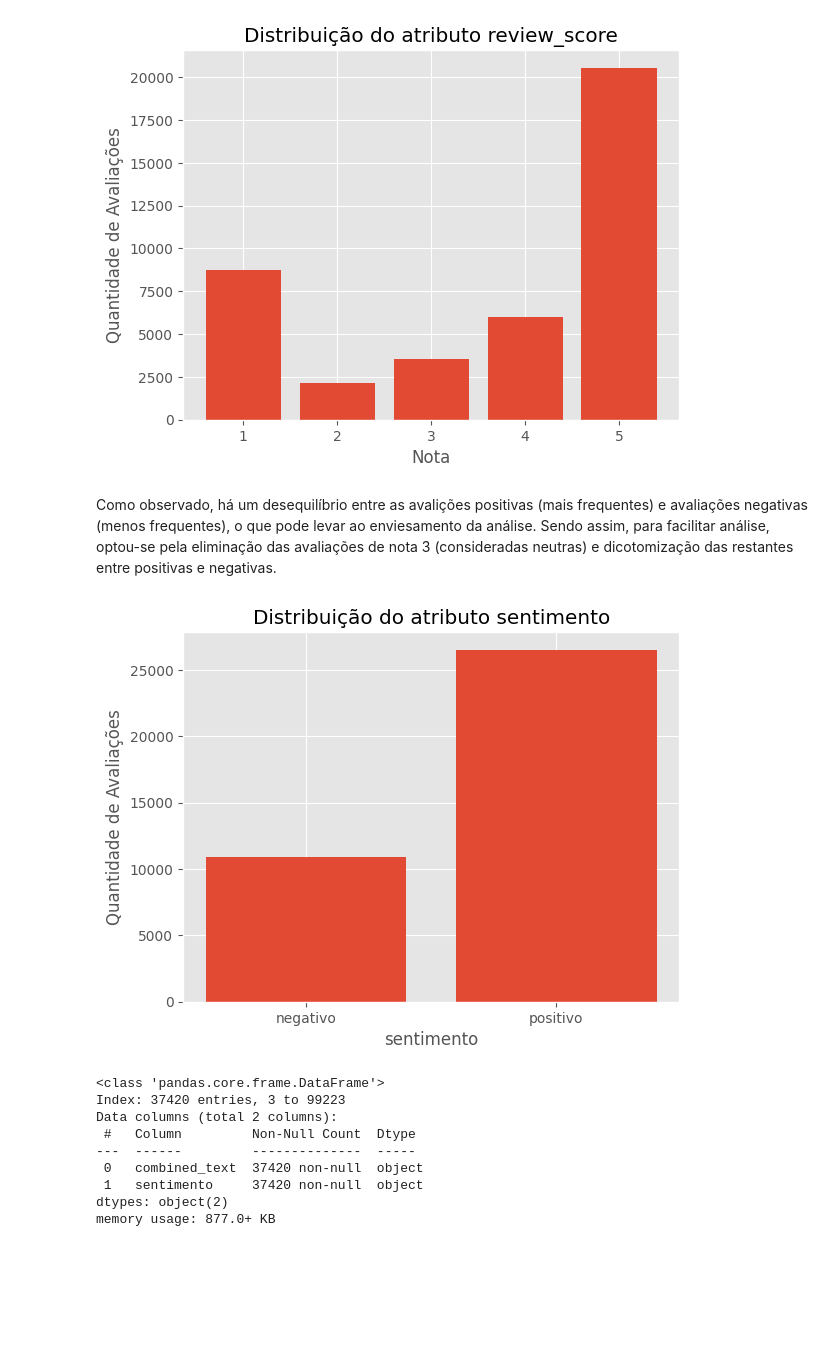
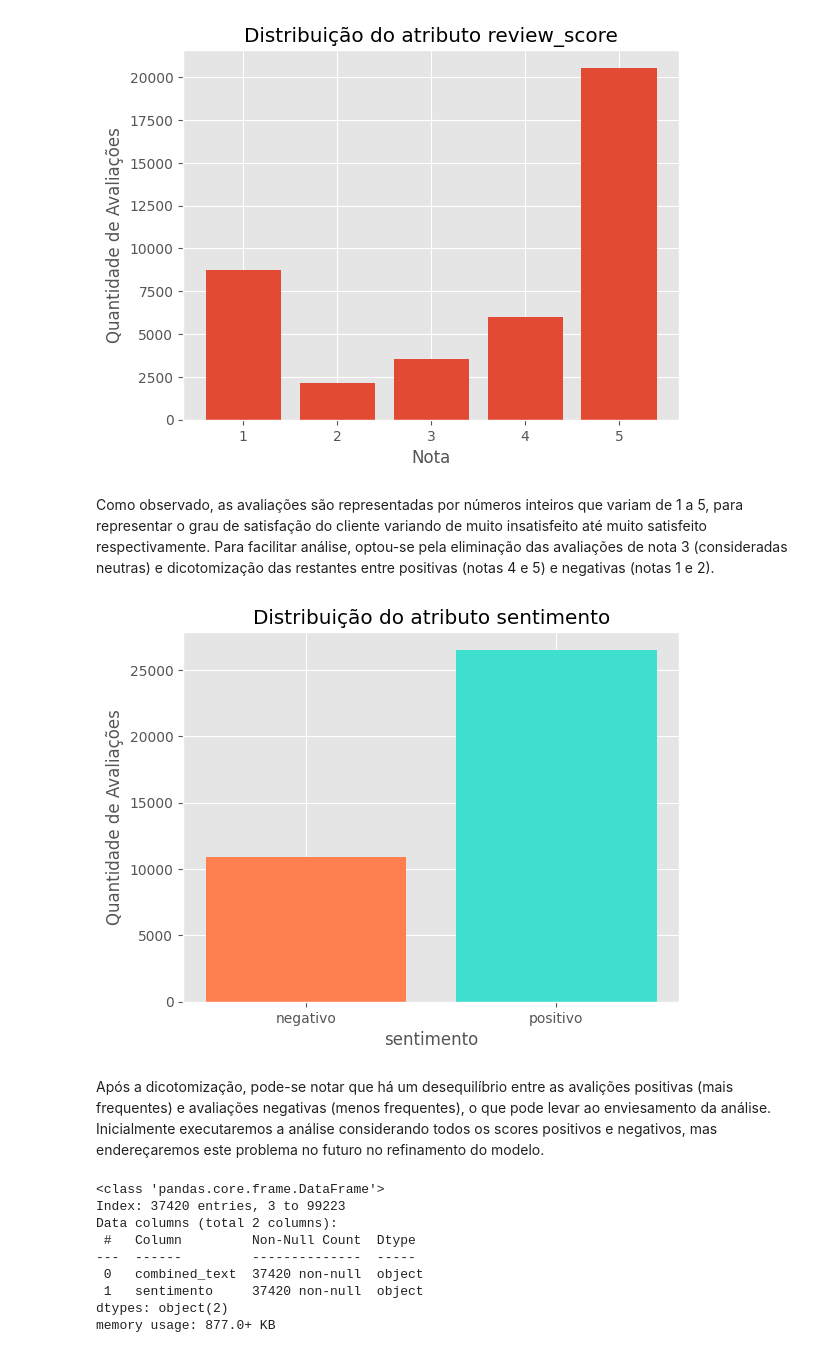
Before and after one commit to lucasvazcastro/Projeto_Aplicado_II, a Jupyter notebook: Projeto_Aplicado2.ipynb, the cells around one changed output. Drawn from its saved outputs; the diff is of its cells as text; code cells hidden in the pictures; blank space fills up the shorter version.

```diff
--- a/Projeto_Aplicado2.ipynb
+++ b/Projeto_Aplicado2.ipynb
@@ -135,5 +130,28 @@ plt.ylabel('Quantidade de Avaliações')
 plt.show()
 # %% [output]
 [figure]
+# %% [markdown]
+Como observado, as avaliações são representadas por números inteiros que variam de 1 a 5, para representar o grau de satisfação do cliente variando de muito insatisfeito até muito satisfeito respectivamente. Para facilitar análise, optou-se pela eliminação das avaliações de nota 3 (consideradas neutras) e dicotomização das restantes entre positivas (notas 4 e 5) e negativas (notas 1 e 2).
+# %%
+# Eliminando os registros com notas iguais a 3
+reviews = reviews[reviews['review_score'] != 3]
+
+# renomeando as avaliações para categorias dicotômicas de sentimento (negativo e positivo)
+def agrupar_scores(score):
+    if score in [4, 5]:
+        return 'positivo'
+    elif score in [1, 2]:
+        return 'negativo'
+
+reviews.loc[:,'sentimento'] = reviews['review_score'].apply(agrupar_scores).copy()
+# %%
+plt.bar(reviews['sentimento'].value_counts().sort_index().index, reviews['sentimento'].value_counts().sort_index().values,
+        color=['coral', 'turquoise'])
+plt.title('Distribuição do atributo sentimento')
+plt.xlabel('sentimento')
+plt.ylabel('Quantidade de Avaliações')
+plt.show()
+# %% [output]
+[figure, added]
 # %% [markdown]
-Como observado, há um desequilíbrio entre as avalições positivas (mais frequentes) e avaliações negativas (menos frequentes), o que pode levar ao enviesamento da análise. Sendo assim, para facilitar análise, optou-se pela eliminação das avaliações de nota 3 (consideradas neutras) e dicotomização das restantes entre positivas e negativas.
+Após a dicotomização, pode-se notar que há um desequilíbrio entre as avalições positivas (mais frequentes) e avaliações negativas (menos frequentes), o que pode levar ao enviesamento da análise. Inicialmente executaremos a análise considerando todos os scores positivos e negativos, mas endereçaremos este problema no futuro no refinamento do modelo.
@@ -152,11 +158,3 @@ reviews['sentimento'] = reviews['review_score'].apply(agrupar_scores).copy()
-# %%
-plt.bar(reviews['sentimento'].value_counts().sort_index().index, reviews['sentimento'].value_counts().sort_index().values)
-plt.title('Distribuição do atributo sentimento')
-plt.xlabel('sentimento')
-plt.ylabel('Quantidade de Avaliações')
-plt.show()
-# %% [output]
-[figure, removed]
 # %%
 # geração do dataframe para a próxima etapa
 reviews_tratado = reviews[['combined_text', 'sentimento']]
```
Also changed, not shown: parts of 16 cells of this notebook.
